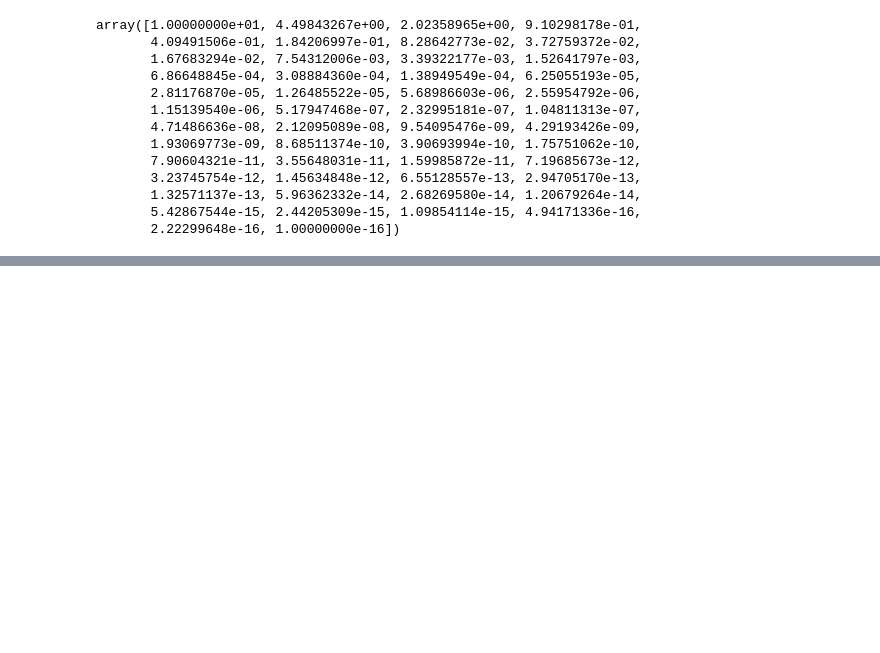
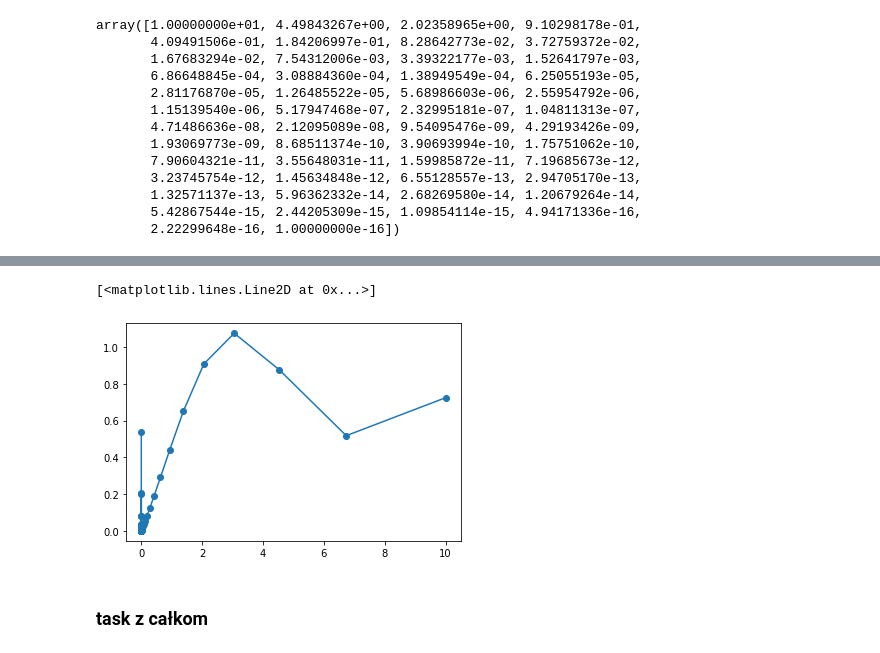
Before and after one commit to falcotinnunculus/szaloneramki, a Jupyter notebook: 02/python_02.ipynb, the cells around one changed output, grey strips where cells are left out. Cells and saved outputs as stored; diff of their text form; code cells hidden in the pictures; blank space fills up the shorter version.

```diff
--- a/02/python_02.ipynb
+++ b/02/python_02.ipynb
@@ -69,0 +80,13 @@ array([1.00000000e+01, 4.49843267e+00, 2.02358965e+00, 9.10298178e-01,
+# %%
+f = np.sin
+df = np.cos
+x = 1
+
+plt.plot(h:=np.logspace(1,-16,100),np.abs(((f(x+h)-f(x))/h)-df(x)), marker='o')
+# plt.xscale('log')
+# plt.yscale('log')
+# %% [output]
+[<matplotlib.lines.Line2D at 0x...>]
+[figure, added]
+# %% [markdown]
+### task z całkom
```
Also changed, not shown: parts of 14 cells of this notebook.
